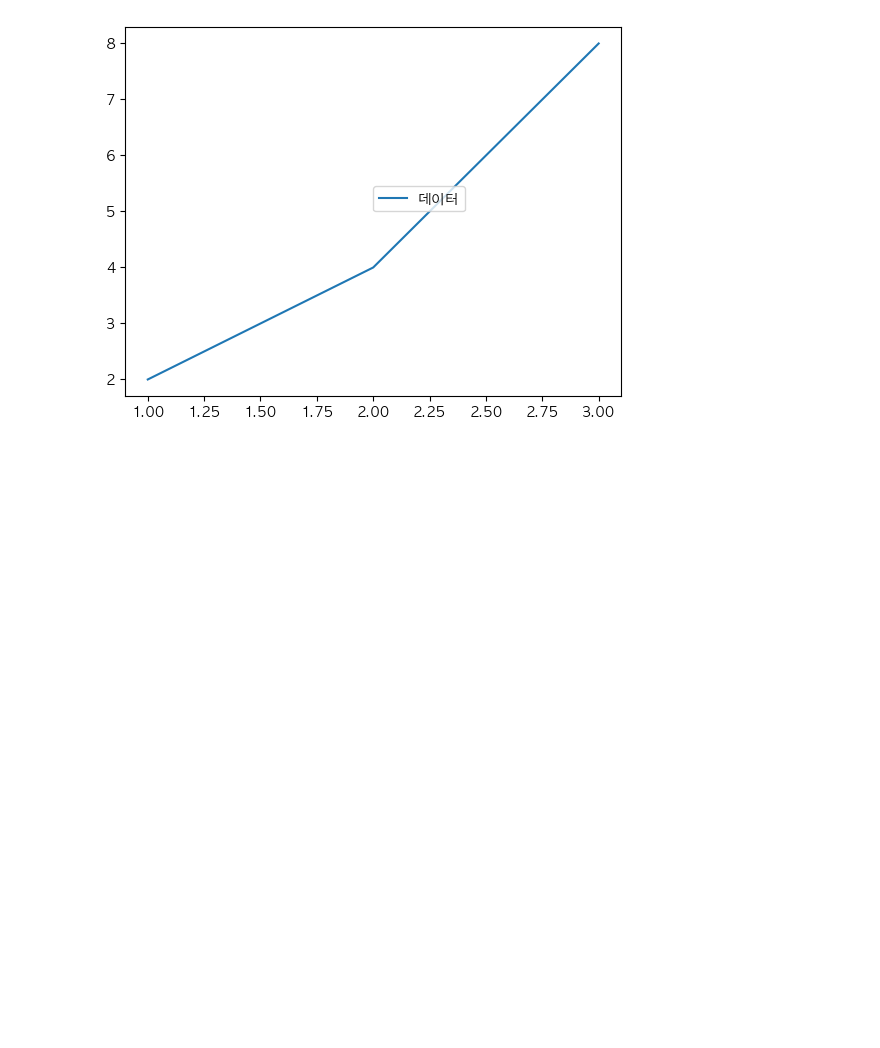
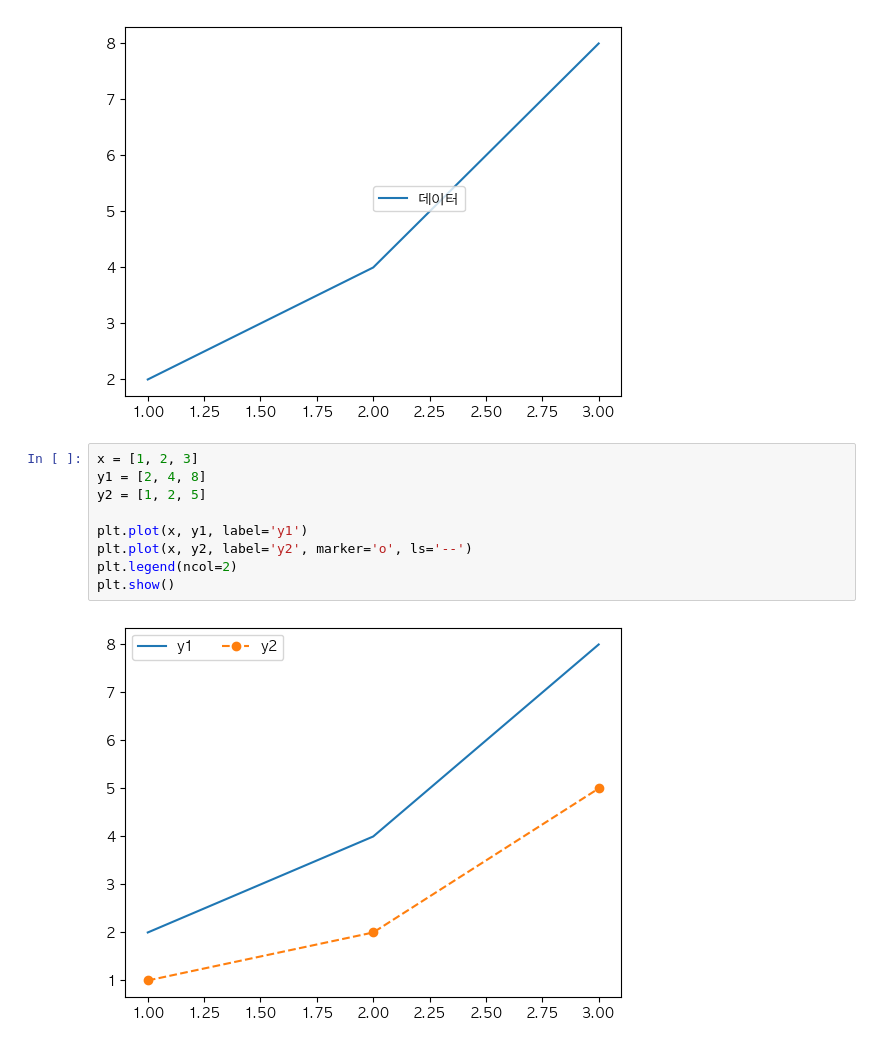
Before and after one commit to HeeJu-XiJu/Pandas, a Jupyter notebook: 16. 시각화 - matplotlib기본.ipynb, the cells around one changed output. Cells and saved outputs as stored; diff of their text form; blank space fills up the shorter version.

```diff
--- a/16. 시각화 - matplotlib기본.ipynb
+++ b/16. 시각화 - matplotlib기본.ipynb
@@ -81,3 +81,14 @@ plt.legend(loc=(0.5, 0.5)) # x축, y축 (0~1사이)
 plt.show()
 # %% [output]
 [figure]
+# %%
+x = [1, 2, 3]
+y1 = [2, 4, 8]
+y2 = [1, 2, 5]
+
+plt.plot(x, y1, label='y1')
+plt.plot(x, y2, label='y2', marker='o', ls='--')
+plt.legend(ncol=2)
+plt.show()
+# %% [output]
+[figure, added]
```
Also changed, not shown: parts of 1 cell of this notebook.
